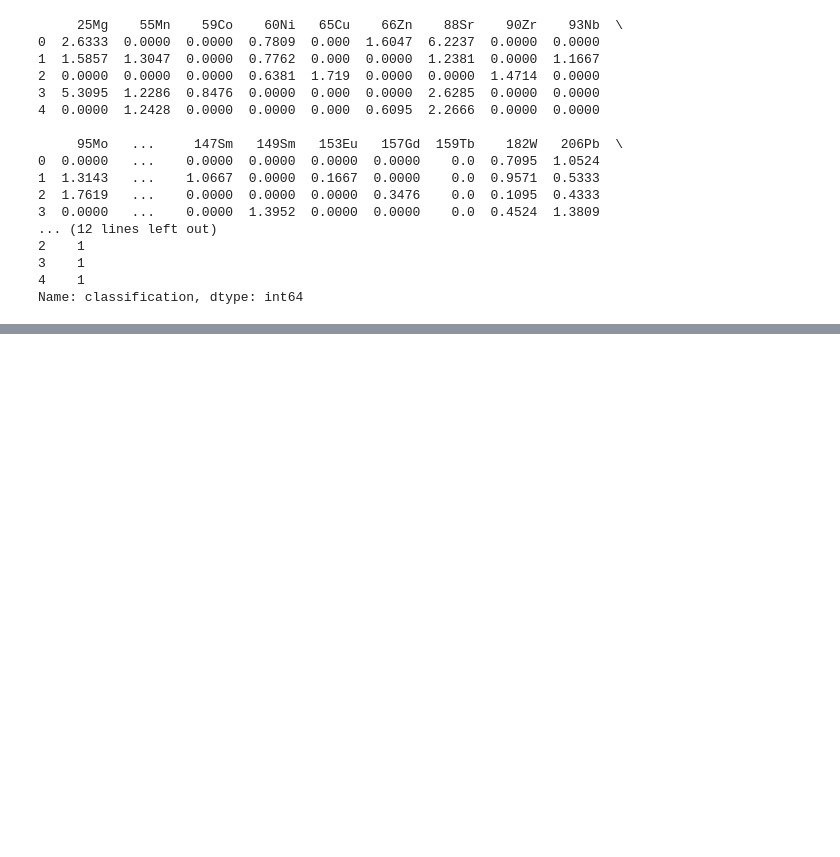
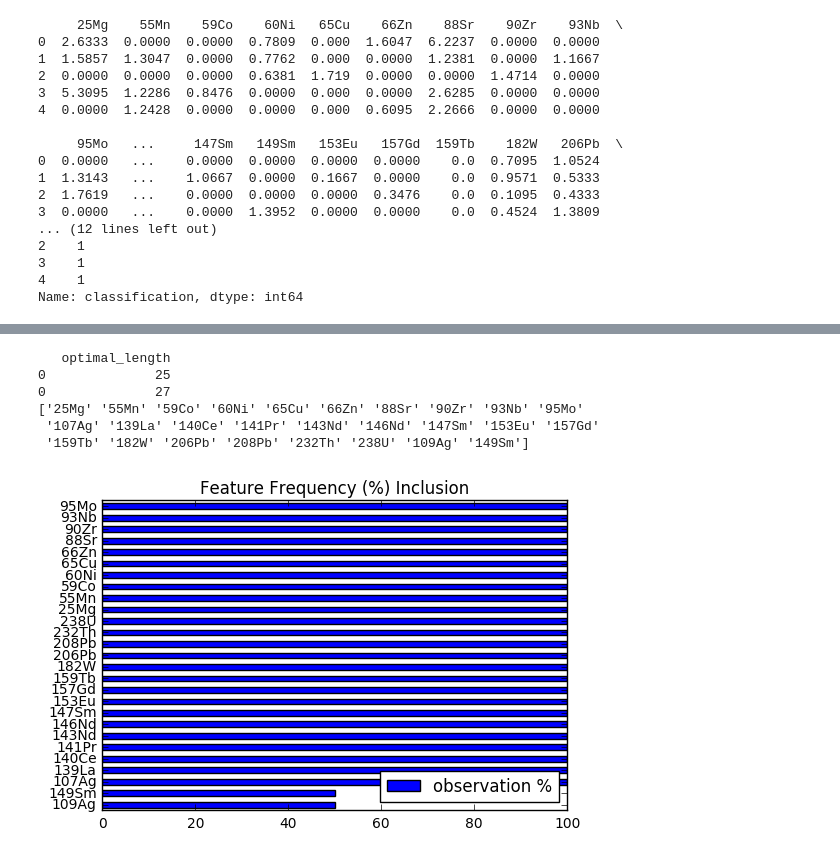
Before and after one commit to eli-s-goldberg/nanogbcdt, a Jupyter notebook: src/examples/NatVsTech_API_example.ipynb, the cells around one changed output, grey strips where cells are left out. Saved outputs shown, nothing was run; the diff lists cells and outputs as text; code cells hidden in the pictures; blank space fills up the shorter version.

Commit message:
added plotting to api and began update of ipython file

```diff
--- a/src/examples/NatVsTech_API_example.ipynb
+++ b/src/examples/NatVsTech_API_example.ipynb
@@ -189,0 +164,14 @@ ValueError: not enough values to unpack (expected 6, got 0)
+# %%
+# determining optimum feature selection with rfecv
+result = nat_v_tech.rfecv_feature_identify(training_df=training_df, target_df=target_df,
+								  gbc_grid_params=GBC_GRID_SEARCH_PARAMS,
+								  gbc_init_params=GBC_INIT_PARAMS,
+								  n_splits=2)
+
+print(result.name_list_)
+print(result.grid_scores_)
+print(result.holdout_predictions_)
+print(result.class_scores_f1_)
+print(result.class_scores_r2_)
+print(result.class_scores_mae_)
+print(result.feature_importances_)
@@ -189,0 +196,51 @@ ValueError: not enough values to unpack (expected 6, got 0)
+# %%
+import numpy as np
+# plot grid scores
+# result.grid_scores_.plot(kind="box", ylim=[0.95, 1])
+
+# plt.show()
+
+# print (result.feature_importances_)
+
+# feature frequency plot
+optimum_count = pd.DataFrame(result.feature_importances_.count(axis=1), columns= ['optimal_length'])
+print (optimum_count)
+
+# rename the column for convenience
+result.name_list_.columns = ["isotope"]
+
+
+# isolate uniques
+unique_featur_list = result.name_list_['isotope'].unique()
+print (unique_featur_list)
+
+name_count = list(result.name_list_['isotope'].values)
+
+df1 = pd.DataFrame()
+df2 = pd.DataFrame()
+for feature_id in unique_featur_list:
+    df11 = name_count.count(feature_id)
+    df1 = df1.append([df11],ignore_index=True)
+
+    df22 = [feature_id]
+    df2 = df2.append(df22,ignore_index=True)
+
+# turn into a percent
+df1 = df1 / pd.Series(len(optimum_count)) * pd.Series(100)
+
+# sort and plot
+df3 = pd.concat((df2, df1), axis=1)
+df3.index = unique_featur_list
+df3.columns = ['feature', 'observation %']
+df3.sort_values(by=['observation %', 'feature'], ascending=[True, True], inplace=True)
+df3.plot(kind='barh', title='Feature Frequency (%) Inclusion')
+# plt.savefig(os.path.join(feature_selection_filepath, 'ffi.eps'))
+plt.show()
+# %% [output]
+   optimal_length
+0              25
+0              27
+['25Mg' '55Mn' '59Co' '60Ni' '65Cu' '66Zn' '88Sr' '90Zr' '93Nb' '95Mo'
+ '107Ag' '139La' '140Ce' '141Pr' '143Nd' '146Nd' '147Sm' '153Eu' '157Gd'
+ '159Tb' '182W' '206Pb' '208Pb' '232Th' '238U' '109Ag' '149Sm']
+[figure, added]
```
Also changed, not shown: parts of 15 cells of this notebook, 3 other files.
